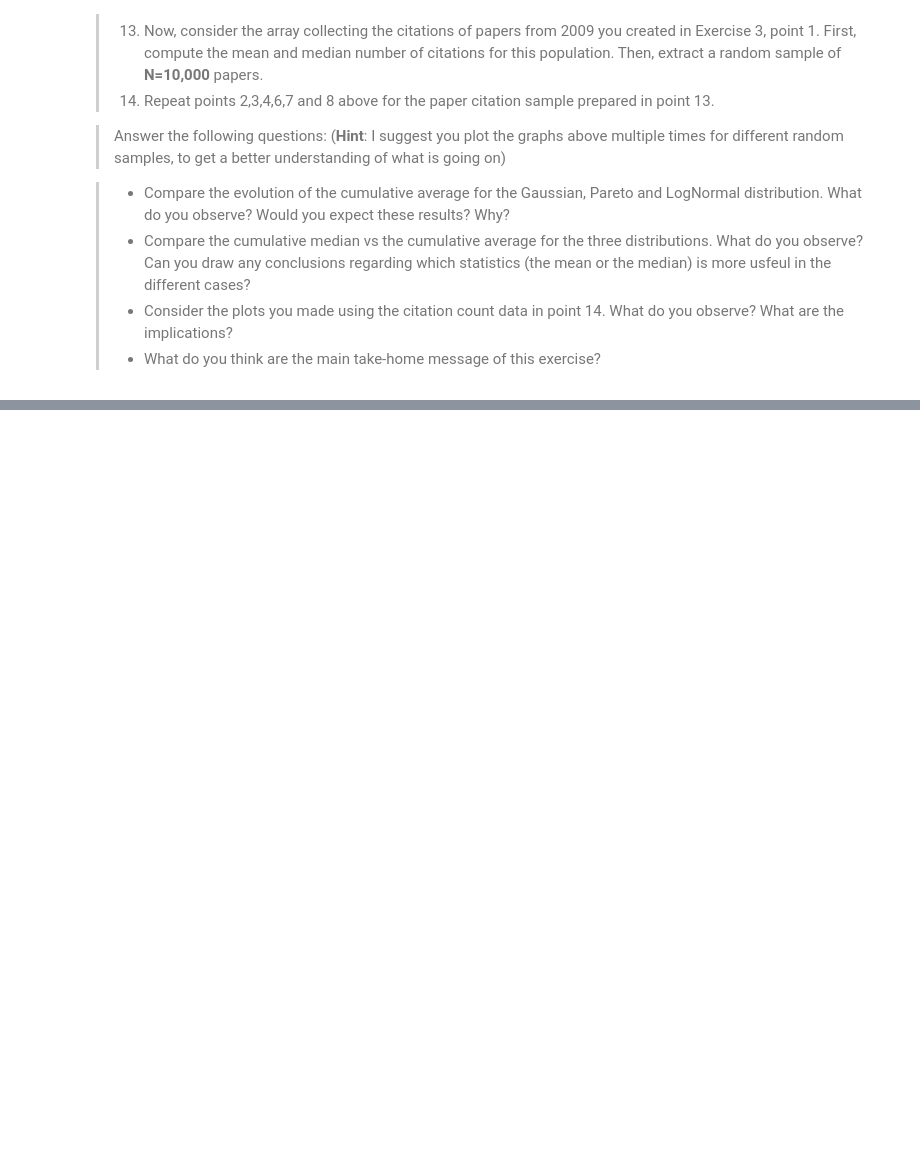
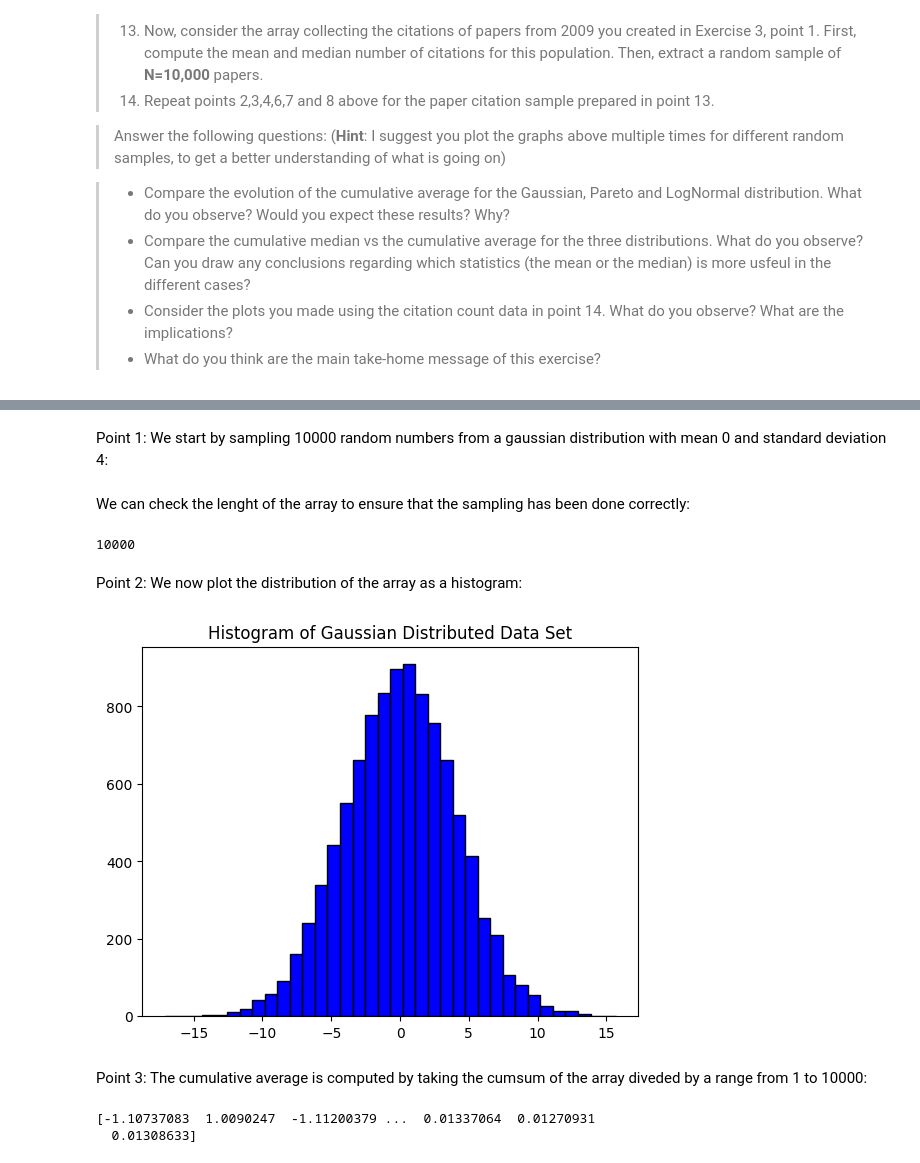
Before and after one commit to GitHub-Adminstrator/Social-Science-A1, a Jupyter notebook: Assignment1.ipynb, the cells around one changed output, grey strips where cells are left out. Cells and saved outputs as stored; diff of their text form; code cells hidden in the pictures; blank space fills up the shorter version.

```diff
--- a/Assignment1.ipynb
+++ b/Assignment1.ipynb
@@ -533,0 +545,31 @@ The condition that $ \mathbb E | X_i | $ is finite holds in most cases but can f
+# %% [markdown]
+Point 1: We start by sampling 10000 random numbers from a gaussian distribution with mean 0 and standard deviation 4:
+# %%
+gaus = 0 + 4*np.random.standard_normal(10000)
+# %% [markdown]
+We can check the lenght of the array to ensure that the sampling has been done correctly:
+# %%
+len(gaus) # lenght of the array
+# %% [output]
+10000
+# %% [markdown]
+Point 2: We now plot the distribution of the array as a histogram:
+# %%
+## Histogram of the array:
+
+plt.hist(gaus, color = 'blue', edgecolor = 'black', bins = int(180/5))
+plt.title('Histogram of Gaussian Distributed Data Set')
+plt.show()
+# %% [output]
+[figure, added]
+# %% [markdown]
+Point 3: The cumulative average is computed by taking the cumsum of the array diveded by a range from 1 to 10000:
+# %%
+## Cumulative average:
+
+a = range(1,len(gaus)+1) # array of numbers from 1 to 10000
+cumaverage = np.cumsum(gaus)/a # cumulative average of the gaussian distribution
+print(cumaverage)
+# %% [output]
+[-1.10737083  1.0090247  -1.11200379 ...  0.01337064  0.01270931
+  0.01308633]
```
Also changed, not shown: parts of 28 cells of this notebook.
